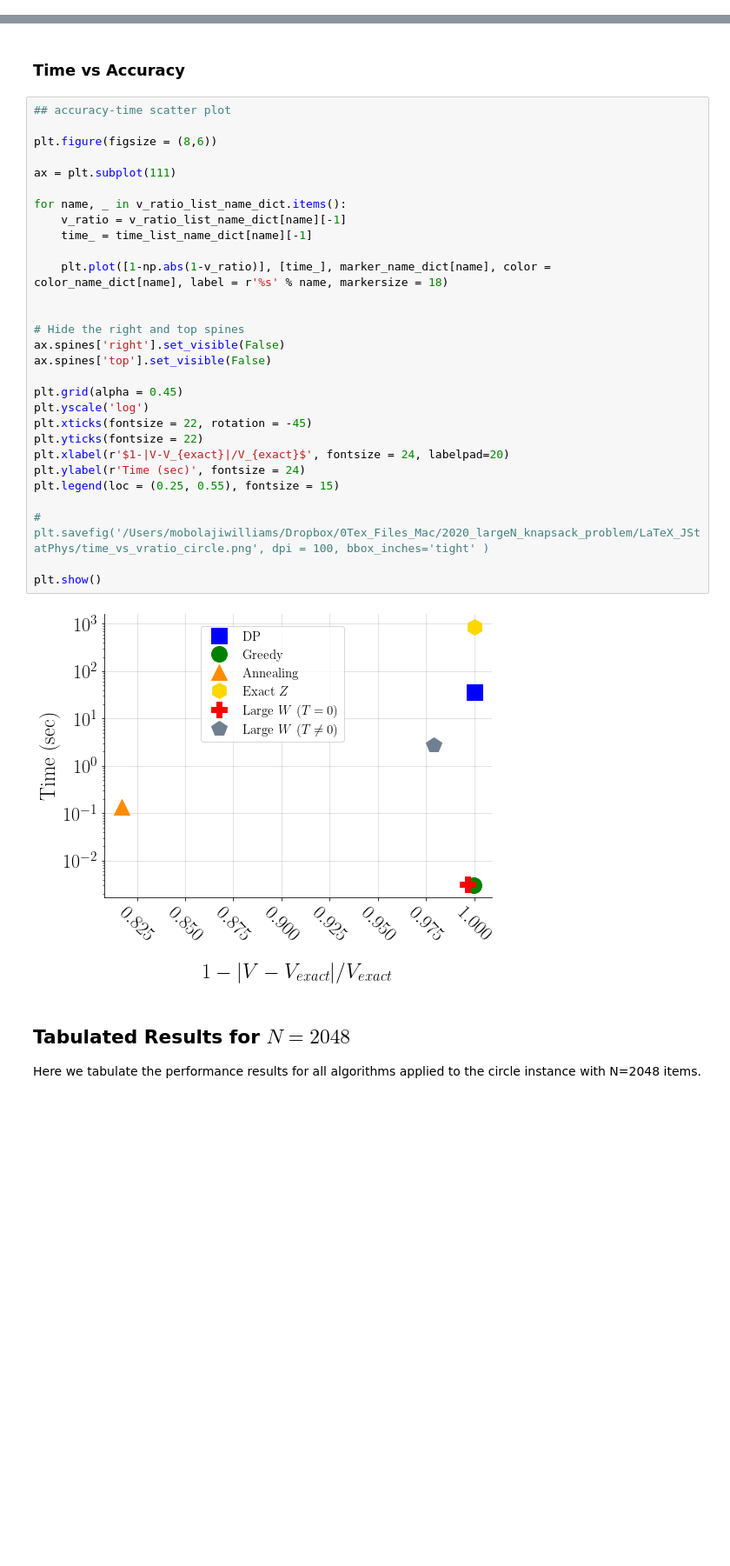
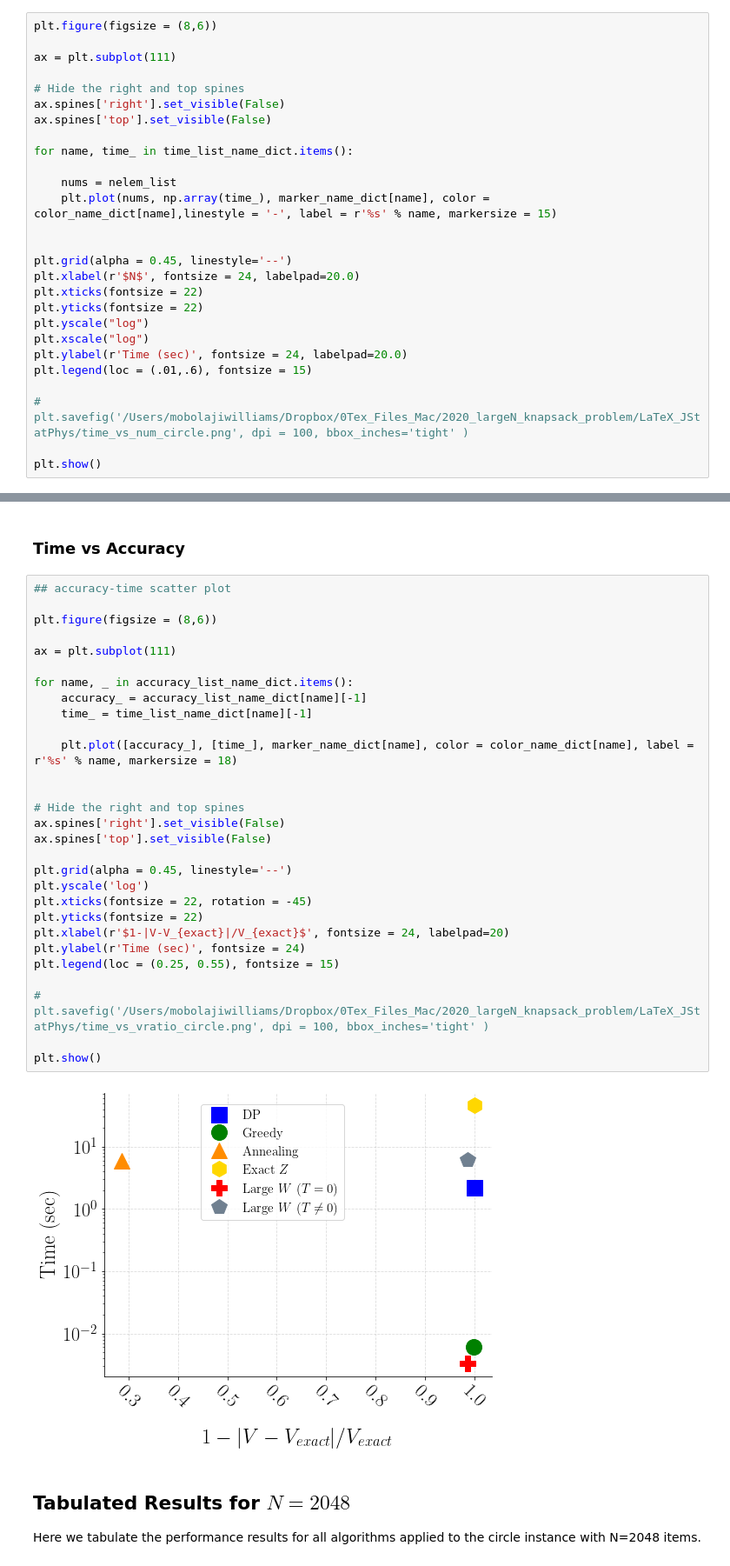
Before and after one commit to mowillia/LargeNKP, a Jupyter notebook: algorithm_comparisons_circle.ipynb, the cells around one changed output, grey strips where cells are left out. Shown at 87% size. Drawn from its saved outputs; the diff is of its cells as text; blank space fills up the shorter version.

```diff
--- a/algorithm_comparisons_circle.ipynb
+++ b/algorithm_comparisons_circle.ipynb
@@ -235,3 +369,30 @@ plt.show()
 [figure]
 # %% [markdown]
 ### Time vs $N$
+# %%
+plt.figure(figsize = (8,6))
+
+ax = plt.subplot(111)
+
+# Hide the right and top spines
+ax.spines['right'].set_visible(False)
+ax.spines['top'].set_visible(False)
+
+for name, time_ in time_list_name_dict.items():
+
+    nums = nelem_list
+    plt.plot(nums, np.array(time_), marker_name_dict[name], color = color_name_dict[name],linestyle = '-', label = r'%s' % name, markersize = 15)
+
+
+plt.grid(alpha = 0.45, linestyle='--')
+plt.xlabel(r'$N$', fontsize = 24, labelpad=20.0)
+plt.xticks(fontsize = 22)
+plt.yticks(fontsize = 22)
+plt.yscale("log")
+plt.xscale("log")
+plt.ylabel(r'Time (sec)', fontsize = 24, labelpad=20.0)
+plt.legend(loc = (.01,.6), fontsize = 15)
+
+# plt.savefig('/Users/mobolajiwilliams/Dropbox/0Tex_Files_Mac/2020_largeN_knapsack_problem/LaTeX_JStatPhys/time_vs_num_circle.png', dpi = 100, bbox_inches='tight' )
+
+plt.show()
@@ -269,34 +432,34 @@ plt.show()
 # %%
 ## accuracy-time scatter plot
 
 plt.figure(figsize = (8,6))
 
 ax = plt.subplot(111)
 
-for name, _ in v_ratio_list_name_dict.items():
-    v_ratio = v_ratio_list_name_dict[name][-1]
+for name, _ in accuracy_list_name_dict.items():
+    accuracy_ = accuracy_list_name_dict[name][-1]
     time_ = time_list_name_dict[name][-1]
 
-    plt.plot([1-np.abs(1-v_ratio)], [time_], marker_name_dict[name], color = color_name_dict[name], label = r'%s' % name, markersize = 18)
+    plt.plot([accuracy_], [time_], marker_name_dict[name], color = color_name_dict[name], label = r'%s' % name, markersize = 18)
 
 
 # Hide the right and top spines
 ax.spines['right'].set_visible(False)
 ax.spines['top'].set_visible(False)
 
-plt.grid(alpha = 0.45)
+plt.grid(alpha = 0.45, linestyle='--')
 plt.yscale('log')
 plt.xticks(fontsize = 22, rotation = -45)
 plt.yticks(fontsize = 22)
 plt.xlabel(r'$1-|V-V_{exact}|/V_{exact}$', fontsize = 24, labelpad=20)
 plt.ylabel(r'Time (sec)', fontsize = 24)
 plt.legend(loc = (0.25, 0.55), fontsize = 15)
 
 # plt.savefig('/Users/mobolajiwilliams/Dropbox/0Tex_Files_Mac/2020_largeN_knapsack_problem/LaTeX_JStatPhys/time_vs_vratio_circle.png', dpi = 100, bbox_inches='tight' )
 
 plt.show()
 # %% [output]
-[figure, old version]
+[figure, new version]
 # %% [markdown]
 ## Tabulated Results for $N = 2048$
 
```
Also changed, not shown: parts of 11 cells of this notebook, 5 other files.
